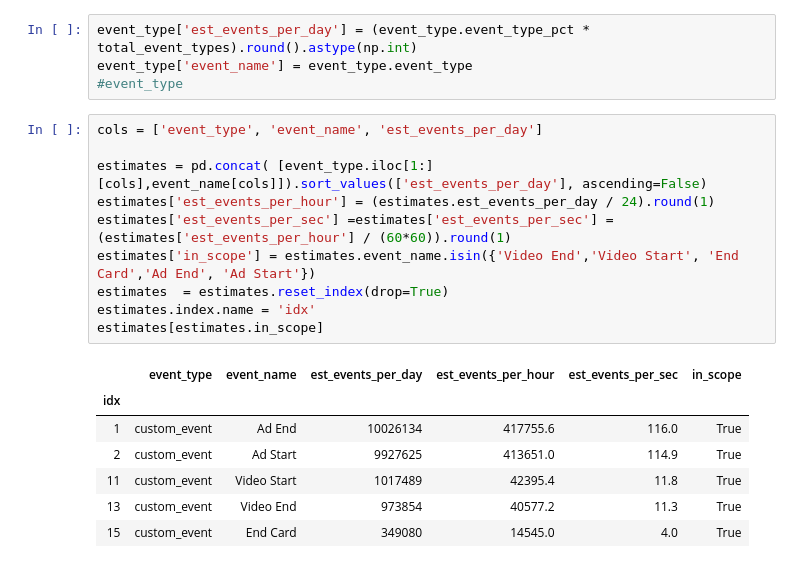
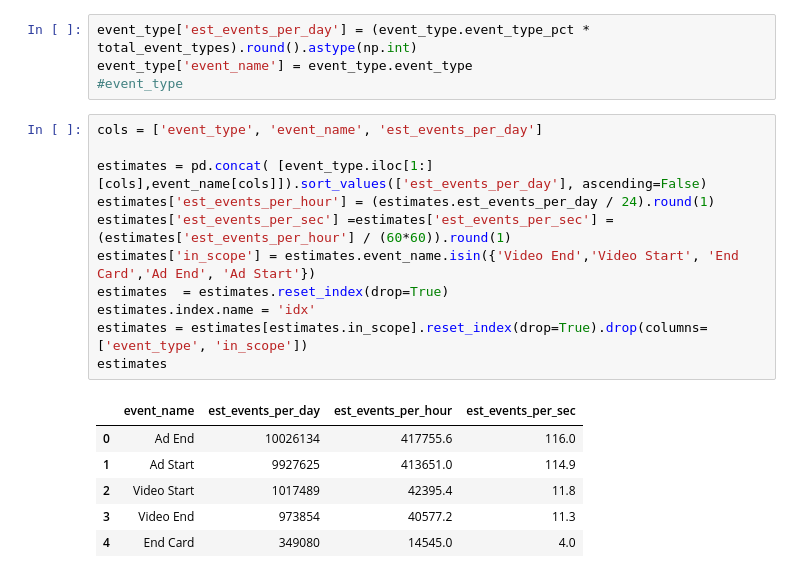
Before and after one commit to wmcabee-cs/nbc_analysis, a Jupyter notebook: notebooks/presentations/throughput.ipynb, the cells around one changed output. Drawn from its saved outputs; the diff is of its cells as text.

```diff
--- a/notebooks/presentations/throughput.ipynb
+++ b/notebooks/presentations/throughput.ipynb
@@ -185,21 +180,21 @@ event_type['event_name'] = event_type.event_type
 # %%
 cols = ['event_type', 'event_name', 'est_events_per_day']
 
 estimates = pd.concat( [event_type.iloc[1:][cols],event_name[cols]]).sort_values(['est_events_per_day'], ascending=False)
 estimates['est_events_per_hour'] = (estimates.est_events_per_day / 24).round(1)
 estimates['est_events_per_sec'] =estimates['est_events_per_sec'] = (estimates['est_events_per_hour'] / (60*60)).round(1)
 estimates['in_scope'] = estimates.event_name.isin({'Video End','Video Start', 'End Card','Ad End', 'Ad Start'})
 estimates  = estimates.reset_index(drop=True)
 estimates.index.name = 'idx'
-estimates[estimates.in_scope]
+estimates = estimates[estimates.in_scope].reset_index(drop=True).drop(columns=['event_type', 'in_scope'])
+estimates
 # %% [output]
-|  | event_type | event_name | est_events_per_day | est_events_per_hour | est_events_per_sec | in_scope |
-| idx |  |  |  |  |  |  |
-| 1 | custom_event | Ad End | 10026134 | 417755.6 | 116.0 | True |
-| 2 | custom_event | Ad Start | 9927625 | 413651.0 | 114.9 | True |
-| 11 | custom_event | Video Start | 1017489 | 42395.4 | 11.8 | True |
-| 13 | custom_event | Video End | 973854 | 40577.2 | 11.3 | True |
-| 15 | custom_event | End Card | 349080 | 14545.0 | 4.0 | True |
+|  | event_name | est_events_per_day | est_events_per_hour | est_events_per_sec |
+| 0 | Ad End | 10026134 | 417755.6 | 116.0 |
+| 1 | Ad Start | 9927625 | 413651.0 | 114.9 |
+| 2 | Video Start | 1017489 | 42395.4 | 11.8 |
+| 3 | Video End | 973854 | 40577.2 | 11.3 |
+| 4 | End Card | 349080 | 14545.0 | 4.0 |
 # %%
 df = pd.DataFrame({
 'stress_test'  :estimates.event_name.isin({'Video End'}),
```
Also changed, not shown: parts of 23 cells of this notebook, 1 other file.
